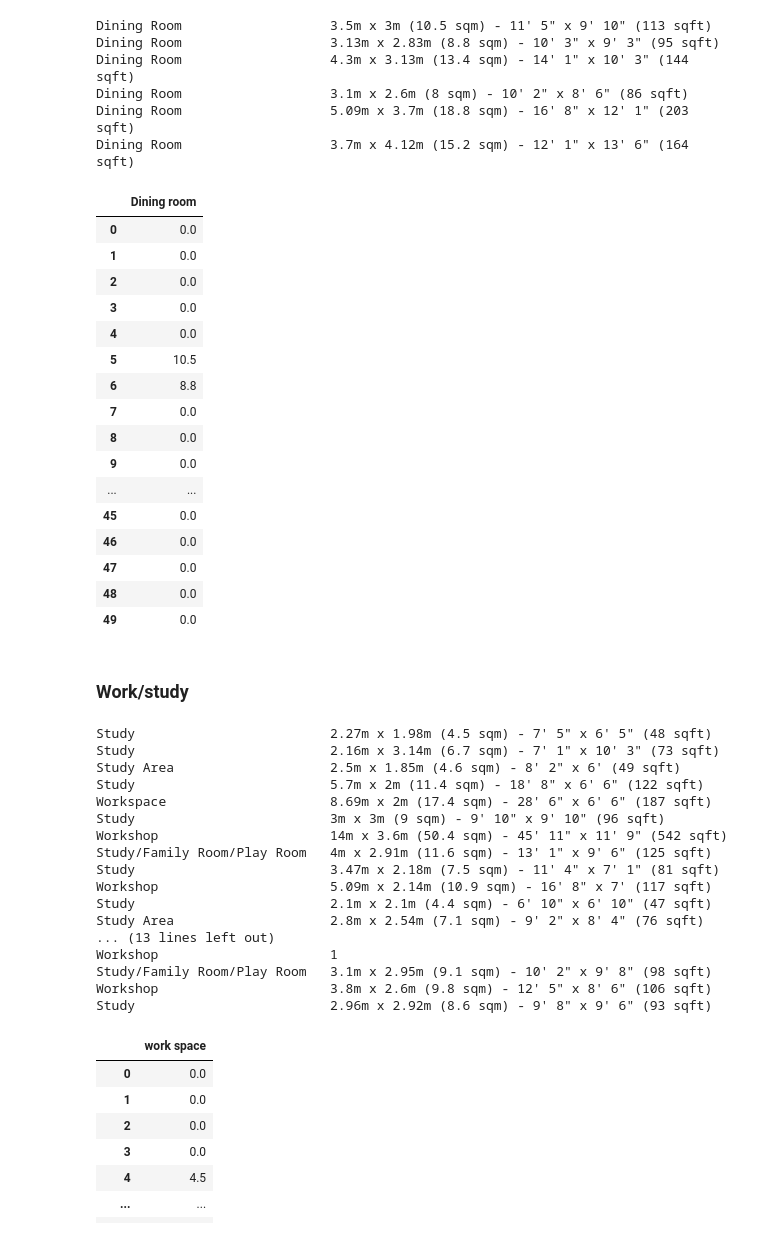
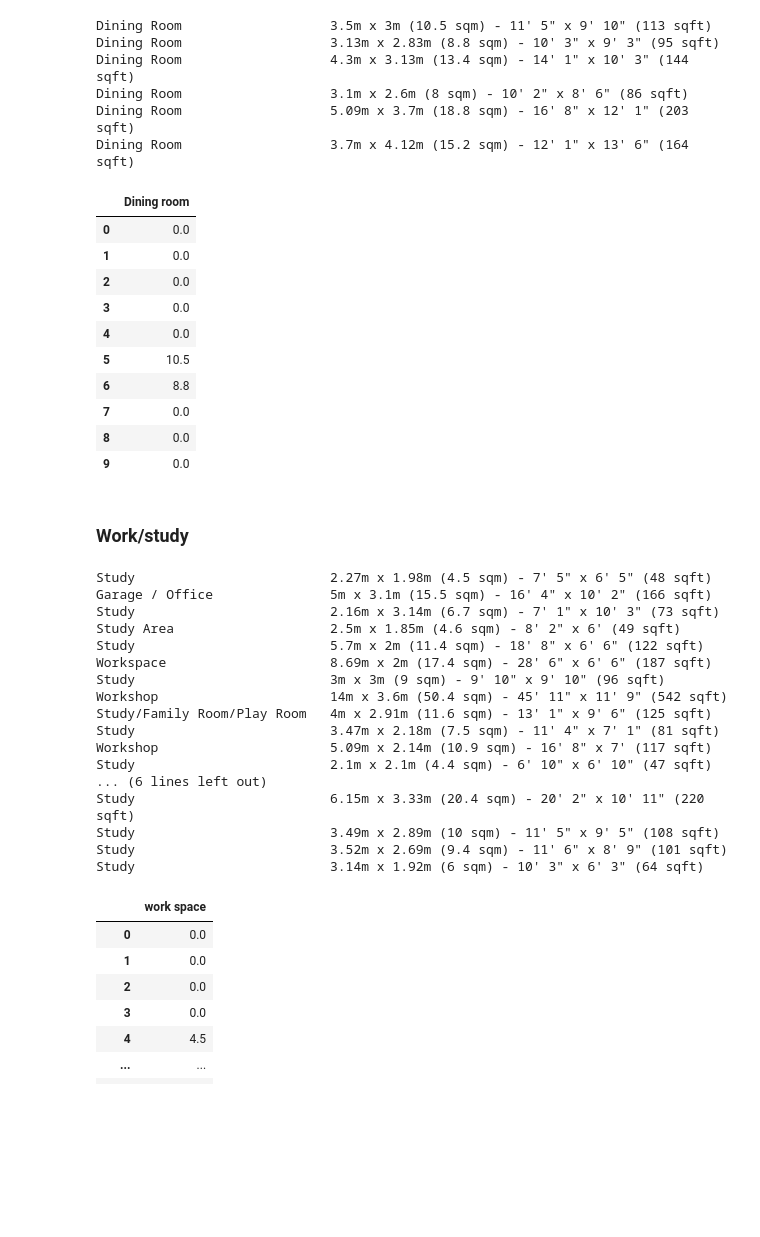
Before and after one commit to luowx0905/Individual-Project, a Jupyter notebook: sell property/read_dataset/read_property_data.ipynb, the cells around one changed output. Saved outputs shown, nothing was run; the diff lists cells and outputs as text; code cells hidden in the pictures; blank space fills up the shorter version.

```diff
--- a/sell property/read_dataset/read_property_data.ipynb
+++ b/sell property/read_dataset/read_property_data.ipynb
@@ -603,7 +609,7 @@ bedrooms.head()
 # %% [markdown]
 ### Kitchen
 # %%
-for room in handler.s3_rooms:
+for room in handler.s3_rooms[: 50]:
     if room is None: continue
     for k, v in room.items():
         if "kitchen" in k.lower():
@@ -781,36 +782,31 @@ for i in range(len(handler.s3_rooms)):
     dining_rooms.append(dining_room_per_property)
 # %%
 dining_rooms = pd.DataFrame({"Dining room": dining_rooms})
-dining_rooms.iloc[:50]
+dining_rooms.iloc[:10]
 # %% [output]
 |  | Dining room |
 | 0 | 0.0 |
 | 1 | 0.0 |
 | 2 | 0.0 |
 | 3 | 0.0 |
 | 4 | 0.0 |
 | 5 | 10.5 |
 | 6 | 8.8 |
 | 7 | 0.0 |
 | 8 | 0.0 |
 | 9 | 0.0 |
-| ... | ... |
-| 45 | 0.0 |
-| 46 | 0.0 |
-| 47 | 0.0 |
-| 48 | 0.0 |
-| 49 | 0.0 |
 # %% [markdown]
 ### Work/study
 # %%
-work_names = [i for i in handler.s3_rooms_set if "work" in i.lower() or "study" in i.lower()]
-for room in handler.s3_rooms[: 500]:
+work_names = [i for i in handler.s3_rooms_set if "work" in i.lower() or "study" in i.lower() or "office" in i.lower()]
+for room in handler.s3_rooms[: 300]:
     if room is None: continue
     for k, v in room.items():
         if k in work_names:
             print("{:30s}{}".format(k, v))
 # %% [output]
 Study                         2.27m x 1.98m (4.5 sqm) - 7' 5" x 6' 5" (48 sqft)
+Garage / Office               5m x 3.1m (15.5 sqm) - 16' 4" x 10' 2" (166 sqft)
 Study                         2.16m x 3.14m (6.7 sqm) - 7' 1" x 10' 3" (73 sqft)
 Study Area                    2.5m x 1.85m (4.6 sqm) - 8' 2" x 6' (49 sqft)
 Study                         5.7m x 2m (11.4 sqm) - 18' 8" x 6' 6" (122 sqft)
@@ -821,12 +817,11 @@ Study/Family Room/Play Room   4m x 2.91m (11.6 sqm) - 13' 1" x 9' 6" (125 sqft)
 Study                         3.47m x 2.18m (7.5 sqm) - 11' 4" x 7' 1" (81 sqft)
 Workshop                      5.09m x 2.14m (10.9 sqm) - 16' 8" x 7' (117 sqft)
 Study                         2.1m x 2.1m (4.4 sqm) - 6' 10" x 6' 10" (47 sqft)
-Study Area                    2.8m x 2.54m (7.1 sqm) - 9' 2" x 8' 4" (76 sqft)
-... (13 lines left out)
-Workshop                      1
-Study/Family Room/Play Room   3.1m x 2.95m (9.1 sqm) - 10' 2" x 9' 8" (98 sqft)
-Workshop                      3.8m x 2.6m (9.8 sqm) - 12' 5" x 8' 6" (106 sqft)
-Study                         2.96m x 2.92m (8.6 sqm) - 9' 8" x 9' 6" (93 sqft)
+... (6 lines left out)
+Study                         6.15m x 3.33m (20.4 sqm) - 20' 2" x 10' 11" (220 sqft)
+Study                         3.49m x 2.89m (10 sqm) - 11' 5" x 9' 5" (108 sqft)
+Study                         3.52m x 2.69m (9.4 sqm) - 11' 6" x 8' 9" (101 sqft)
+Study                         3.14m x 1.92m (6 sqm) - 10' 3" x 6' 3" (64 sqft)
 # %%
 work_spaces = []
 for room in handler.s3_rooms:
```
Also changed, not shown: parts of 14 cells of this notebook, 1 other file.
